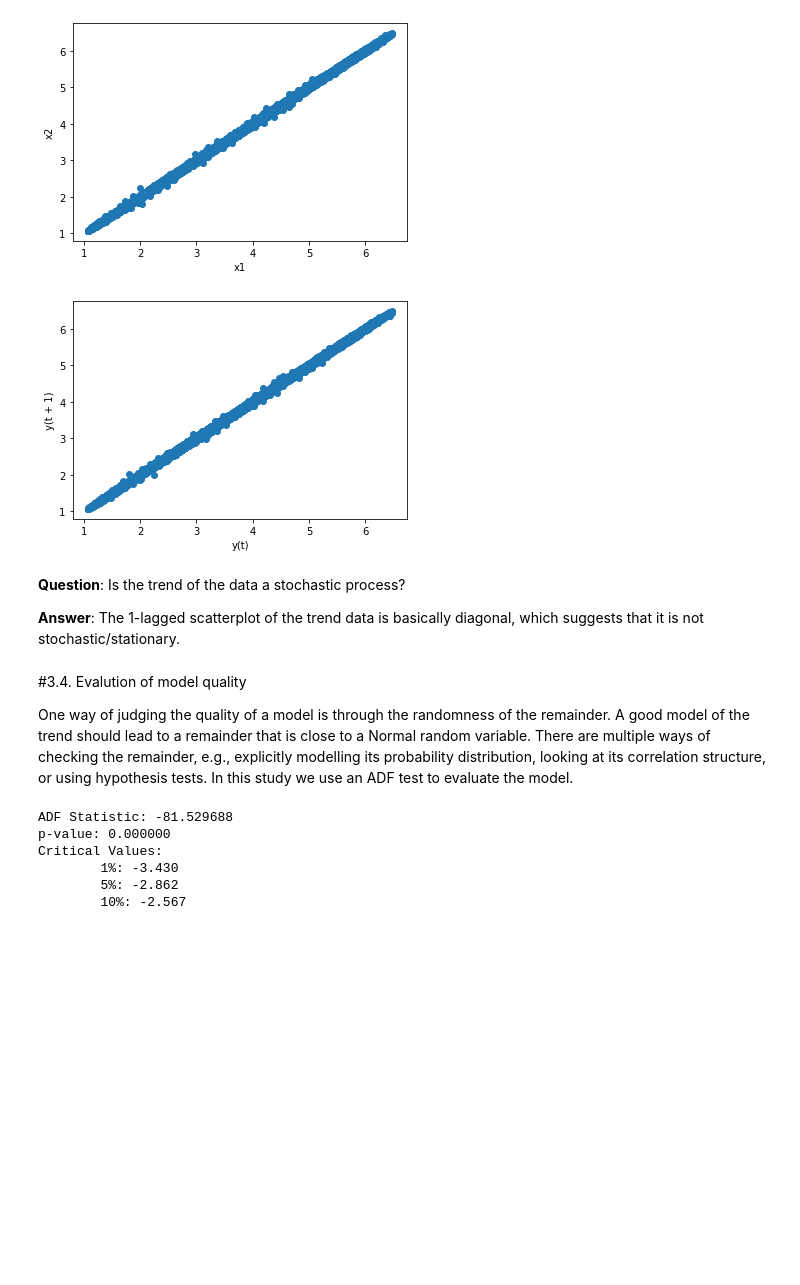
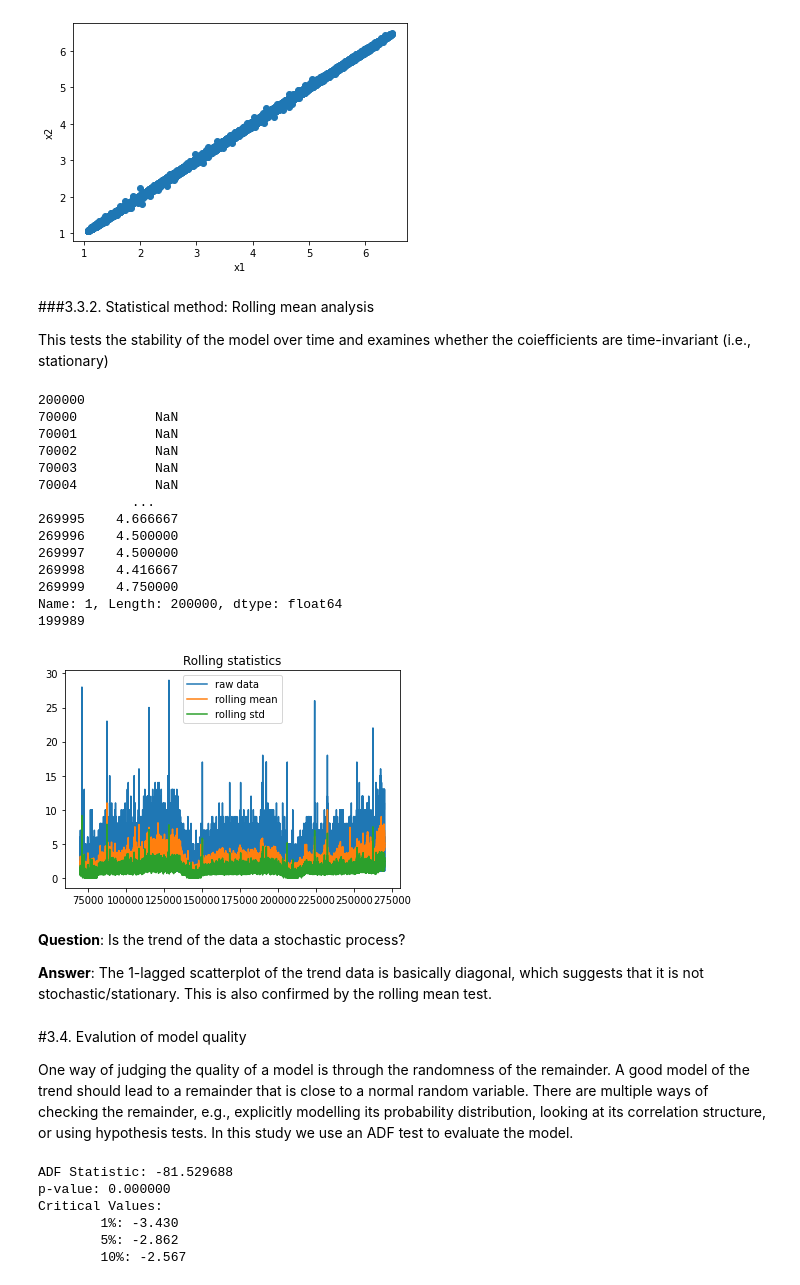
Before and after one commit to crgraham/Tweet-time-series-analysis, a Jupyter notebook: Times_series_analysis.ipynb, the cells around one changed output. Drawn from its saved outputs; the diff is of its cells as text; code cells hidden in the pictures; blank space fills up the shorter version.

```diff
--- a/Times_series_analysis.ipynb
+++ b/Times_series_analysis.ipynb
@@ -188,32 +203,49 @@ plt.scatter(data1, data2)
 plt.show()
 # %% [output]
 [figure]
-# %%
-'''Q4.3: Is the trend of the data a stochastic process? Justify your answer by relying either on (1) the
-auto-correlation of the differenced trend, or (2) on the scatter plot of the time-series against a 1-
-lagged version of it.'''
-#An alternative way to implement the 1-lag, which I've experiemted with.
-
-import matplotlib.pyplot as plt
-from matplotlib import pyplot
-import numpy as np
-import pandas as pd
-from pandas.plotting import lag_plot
-import scipy
-import scipy.stats as st
-series = trend
-lag_plot(series)
-pyplot.show()
-# %% [output]
-[figure, removed]
+# %% [markdown]
+###3.3.2. Statistical method: Rolling mean analysis
+
+This tests the stability of the model over time and examines whether the coiefficients are time-invariant (i.e., stationary)
+# %%
+
+#  plot rolling statistics
+rolling_mean = data.rolling(window=12).mean()
+rolling_std = data.rolling(window=12).std()
+plt.plot(data, label = 'raw data')
+plt.plot(rolling_mean, label = 'rolling mean')
+plt.plot(rolling_std, label = 'rolling std')
+plt.title('Rolling statistics')
+plt.legend()
+print(data.size)
+print(rolling_mean)
+x2 = data -rolling_mean
+x3 = x2.dropna()
+print(x3.size)
+# %% [output]
+200000
+70000          NaN
+70001          NaN
+70002          NaN
+70003          NaN
+70004          NaN
+            ...
+269995    4.666667
+269996    4.500000
+269997    4.500000
+269998    4.416667
+269999    4.750000
+Name: 1, Length: 200000, dtype: float64
+199989
+[figure, added]
 # %% [markdown]
 **Question**: Is the trend of the data a stochastic process?
 
-**Answer**: The 1-lagged scatterplot of the trend data is basically diagonal, which suggests that it is not stochastic/stationary.
+**Answer**: The 1-lagged scatterplot of the trend data is basically diagonal, which suggests that it is not stochastic/stationary. This is also confirmed by the rolling mean test.
 # %% [markdown]
 #3.4. Evalution of model quality
 
-One way of judging the quality of a model is through the randomness of the remainder. A good model of the trend should lead to a remainder that is close to a Normal random variable. There are multiple ways of checking the remainder, e.g., explicitly modelling its probability distribution, looking
+One way of judging the quality of a model is through the randomness of the remainder. A good model of the trend should lead to a remainder that is close to a normal random variable. There are multiple ways of checking the remainder, e.g., explicitly modelling its probability distribution, looking
 at its correlation structure, or using hypothesis tests. In this study we use an ADF test to evaluate the model.
 # %%
 x = remainder
```
Also changed, not shown: parts of 10 cells of this notebook.
